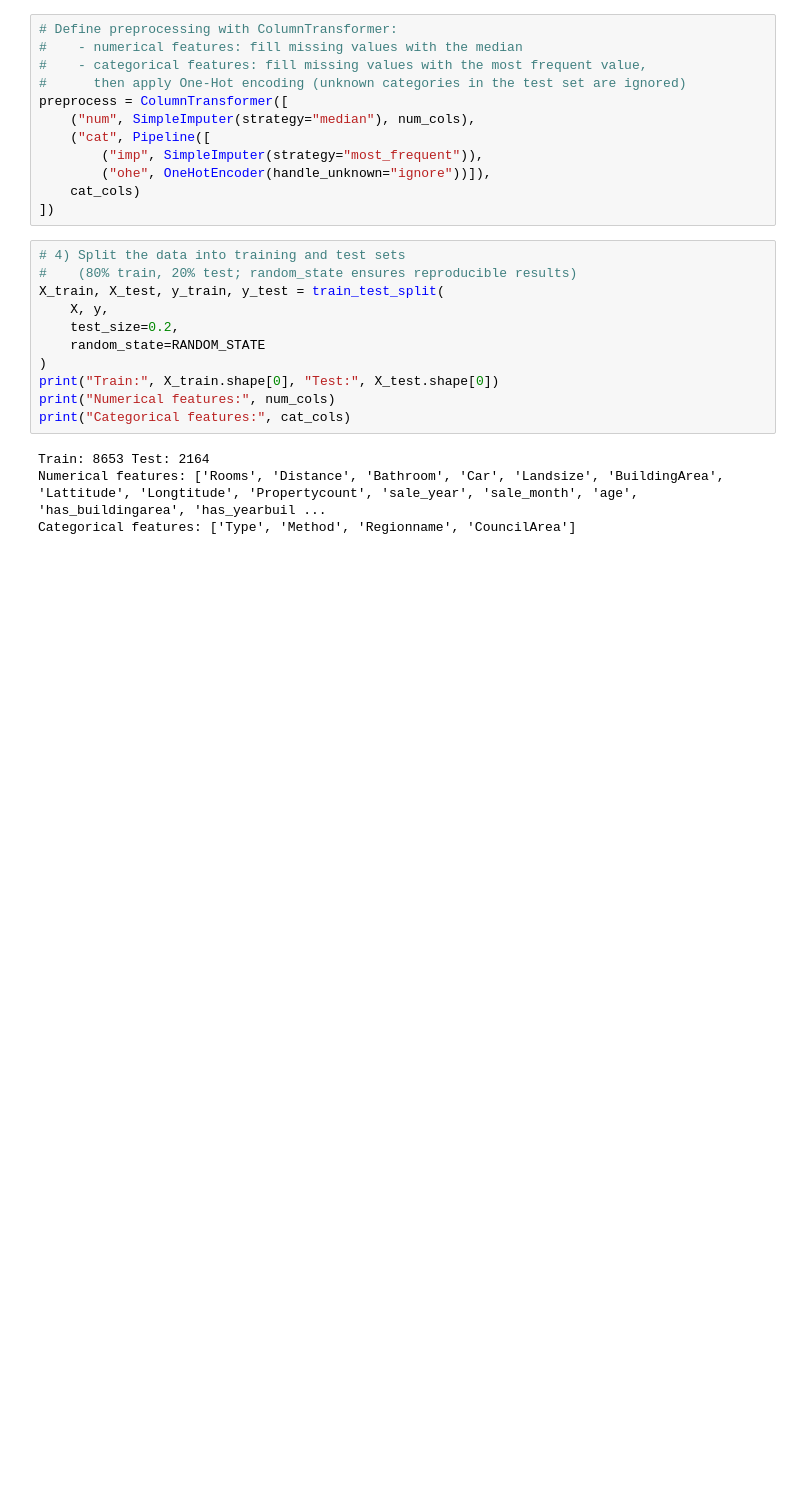
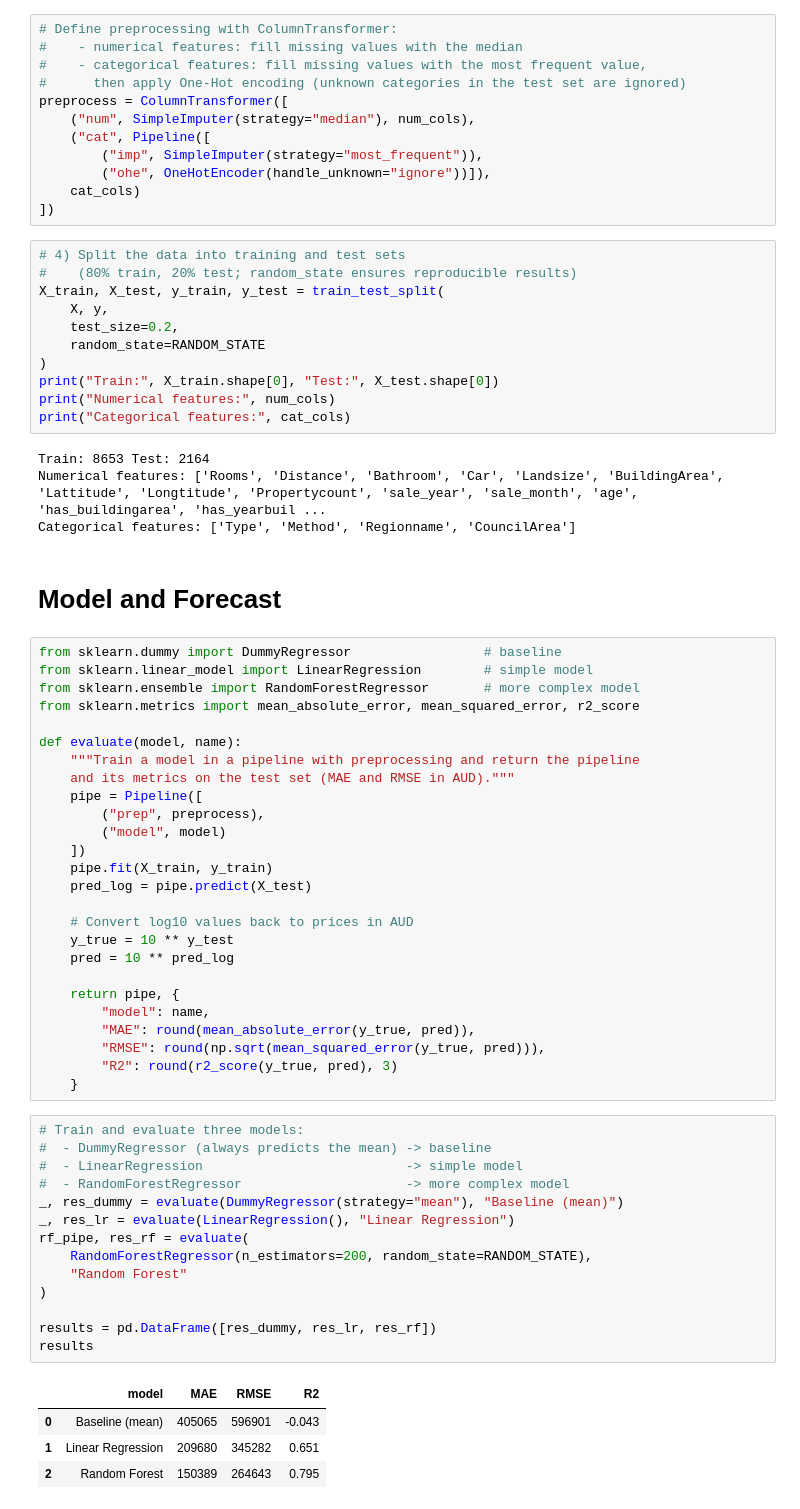
Before and after one commit to Alister44/melbourne-housing-price-prediction, a Jupyter notebook: notebooks/housing_price_prediction.ipynb, the cells around one changed output. Drawn from its saved outputs; the diff is of its cells as text; blank space fills up the shorter version.

```diff
--- a/notebooks/housing_price_prediction.ipynb
+++ b/notebooks/housing_price_prediction.ipynb
@@ -675,3 +675,50 @@ print("Categorical features:", cat_cols)
 Train: 8653 Test: 2164
 Numerical features: ['Rooms', 'Distance', 'Bathroom', 'Car', 'Landsize', 'BuildingArea', 'Lattitude', 'Longtitude', 'Propertycount', 'sale_year', 'sale_month', 'age', 'has_buildingarea', 'has_yearbuil ...
 Categorical features: ['Type', 'Method', 'Regionname', 'CouncilArea']
+# %% [markdown]
+# Model and Forecast
+# %%
+from sklearn.dummy import DummyRegressor                 # baseline
+from sklearn.linear_model import LinearRegression        # simple model
+from sklearn.ensemble import RandomForestRegressor       # more complex model
+from sklearn.metrics import mean_absolute_error, mean_squared_error, r2_score
+
+def evaluate(model, name):
+    """Train a model in a pipeline with preprocessing and return the pipeline
+    and its metrics on the test set (MAE and RMSE in AUD)."""
+    pipe = Pipeline([
+        ("prep", preprocess),
+        ("model", model)
+    ])
+    pipe.fit(X_train, y_train)
+    pred_log = pipe.predict(X_test)
+
+    # Convert log10 values back to prices in AUD
+    y_true = 10 ** y_test
+    pred = 10 ** pred_log
+
+    return pipe, {
+        "model": name,
+        "MAE": round(mean_absolute_error(y_true, pred)),
+        "RMSE": round(np.sqrt(mean_squared_error(y_true, pred))),
+        "R2": round(r2_score(y_true, pred), 3)
+    }
+# %%
+# Train and evaluate three models:
+#  - DummyRegressor (always predicts the mean) -> baseline
+#  - LinearRegression                          -> simple model
+#  - RandomForestRegressor                     -> more complex model
+_, res_dummy = evaluate(DummyRegressor(strategy="mean"), "Baseline (mean)")
+_, res_lr = evaluate(LinearRegression(), "Linear Regression")
+rf_pipe, res_rf = evaluate(
+    RandomForestRegressor(n_estimators=200, random_state=RANDOM_STATE),
+    "Random Forest"
+)
+
+results = pd.DataFrame([res_dummy, res_lr, res_rf])
+results
+# %% [output]
+|  | model | MAE | RMSE | R2 |
+| 0 | Baseline (mean) | 405065 | 596901 | -0.043 |
+| 1 | Linear Regression | 209680 | 345282 | 0.651 |
+| 2 | Random Forest | 150389 | 264643 | 0.795 |
```
Also changed, not shown: parts of 5 cells of this notebook.
